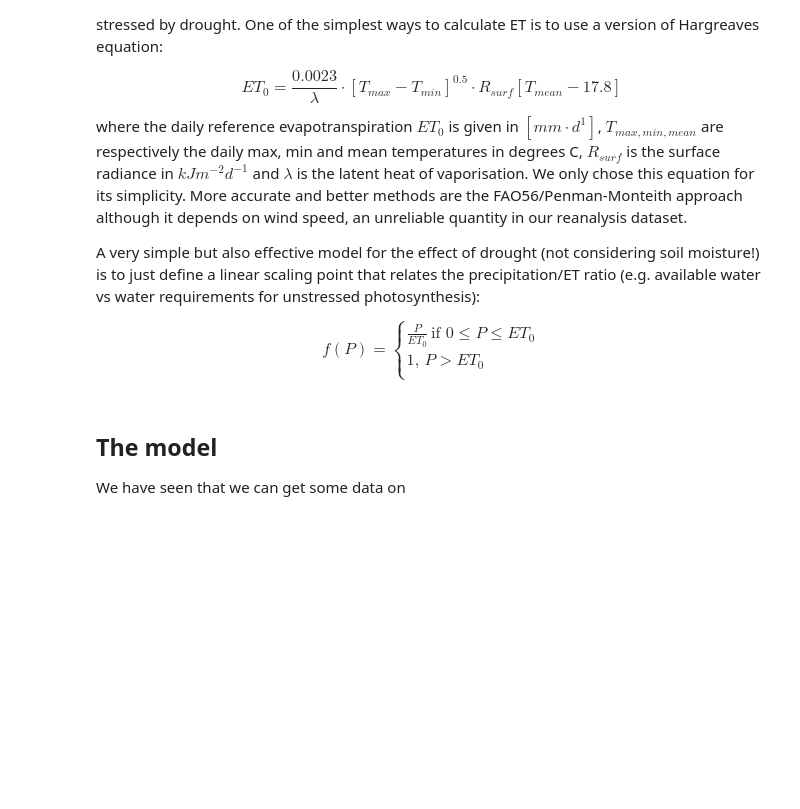
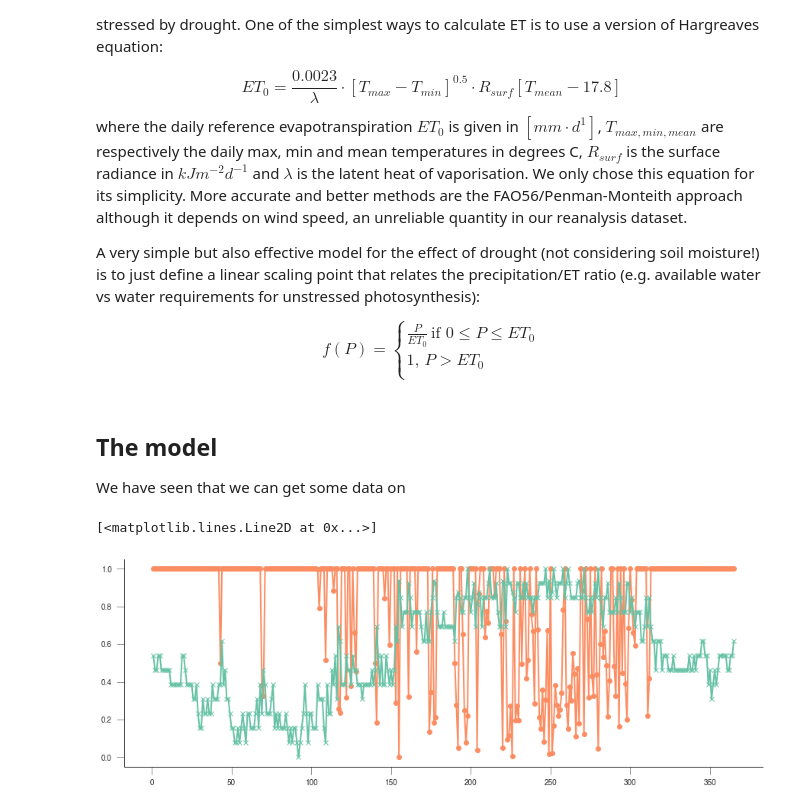
Before and after one commit to jgomezdans/accra_wkshp, a Jupyter notebook: 03-Production_Efficiency_Modelling.ipynb, the cells around one changed output. Drawn from its saved outputs; the diff is of its cells as text; code cells hidden in the pictures; blank space fills up the shorter version.

```diff
--- a/03-Production_Efficiency_Modelling.ipynb
+++ b/03-Production_Efficiency_Modelling.ipynb
@@ -79,13 +87,23 @@ f(P)=\begin{cases}
 $$
 # %%
 def water_limitation(precip, et):
-    if precip >= et:
-        return 1.
-    else:
-        return precip/et
+    return np.where(precip >= et, 1, precip/et)
 # %% [markdown]
 
 
 ## The model
 
 We have seen that we can get some data on
+# %%
+df = pd.read_csv("data/Ghana.2010", skiprows=20, sep="\t",
+                 names=["station", "year", "doy", "irradiance", "tmin", "tmax", "vpd", "mws", "prec"])
+df.set_index(df['doy'])
+et0 = calc_et0(df.irradiance.values, df.tmin.values, df.tmax.values)
+f_water = water_limitation(et0, df.prec.values)
+f_temp = temp_constraint(df.tmax.values)
+plt.figure(figsize=(15, 5))
+plt.plot(df.doy, f_water, '-o')
+plt.plot(df.doy, f_temp, '-x')
+# %% [output]
+[<matplotlib.lines.Line2D at 0x...>]
+[figure, added]
```
Also changed, not shown: parts of 3 cells of this notebook.
